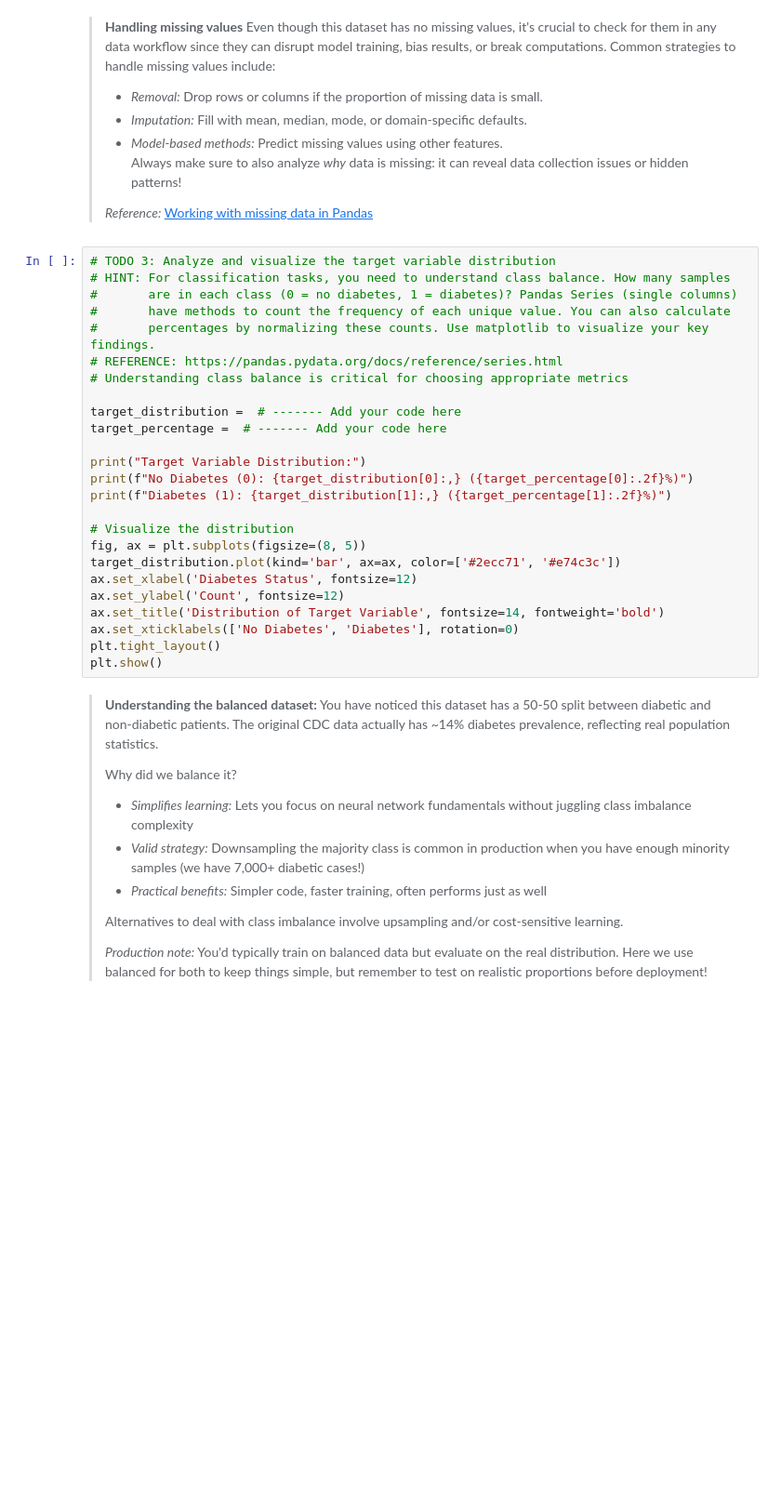
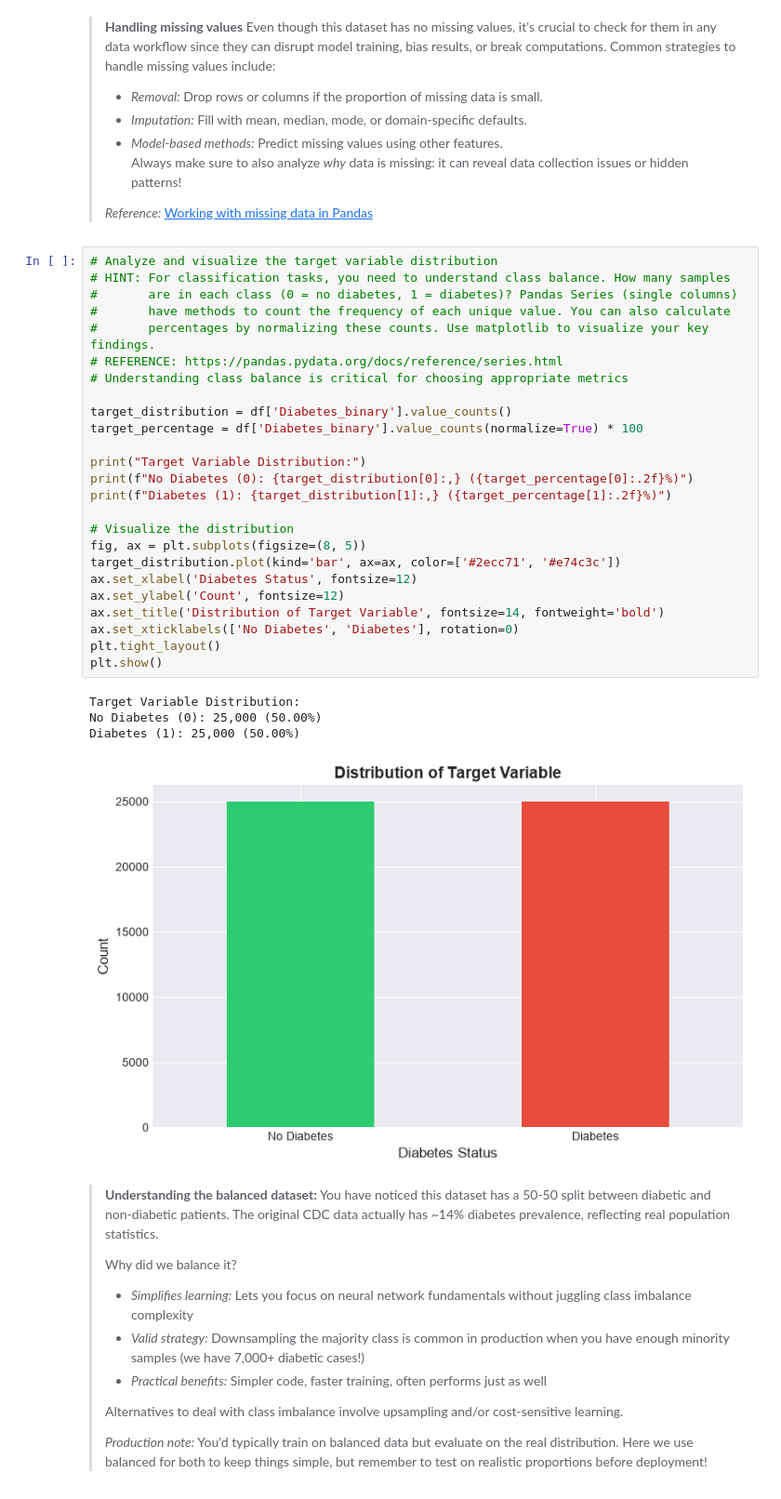
Before and after one commit to EduardoNicacio/Udacity_Deep_Learning_P1_Diabetes_Risk_Prediction_with_PyTorch, a Jupyter notebook: starter-kit/diabetes_prediction_mlp.ipynb, the cells around one changed output. Shown at 93% size. Saved outputs shown, nothing was run; the diff lists cells and outputs as text; blank space fills up the shorter version.

```diff
--- a/starter-kit/diabetes_prediction_mlp.ipynb
+++ b/starter-kit/diabetes_prediction_mlp.ipynb
@@ -173,30 +229,35 @@ print(f"\nTotal missing values: {missing_values.sum()}")
 >
 > *Reference:* [ Working with missing data in Pandas](https://pandas.pydata.org/docs/user_guide/missing_data.html)
 # %%
-# TODO 3: Analyze and visualize the target variable distribution
+# Analyze and visualize the target variable distribution
 # HINT: For classification tasks, you need to understand class balance. How many samples
 #       are in each class (0 = no diabetes, 1 = diabetes)? Pandas Series (single columns)
 #       have methods to count the frequency of each unique value. You can also calculate
 #       percentages by normalizing these counts. Use matplotlib to visualize your key findings.
 # REFERENCE: https://pandas.pydata.org/docs/reference/series.html
 # Understanding class balance is critical for choosing appropriate metrics
 
-target_distribution =  # ------- Add your code here
-target_percentage =  # ------- Add your code here
+target_distribution = df['Diabetes_binary'].value_counts()
+target_percentage = df['Diabetes_binary'].value_counts(normalize=True) * 100
 
 print("Target Variable Distribution:")
 print(f"No Diabetes (0): {target_distribution[0]:,} ({target_percentage[0]:.2f}%)")
 print(f"Diabetes (1): {target_distribution[1]:,} ({target_percentage[1]:.2f}%)")
 
 # Visualize the distribution
 fig, ax = plt.subplots(figsize=(8, 5))
 target_distribution.plot(kind='bar', ax=ax, color=['#2ecc71', '#e74c3c'])
 ax.set_xlabel('Diabetes Status', fontsize=12)
 ax.set_ylabel('Count', fontsize=12)
 ax.set_title('Distribution of Target Variable', fontsize=14, fontweight='bold')
 ax.set_xticklabels(['No Diabetes', 'Diabetes'], rotation=0)
 plt.tight_layout()
 plt.show()
+# %% [output]
+Target Variable Distribution:
+No Diabetes (0): 25,000 (50.00%)
+Diabetes (1): 25,000 (50.00%)
+[figure, added]
 # %% [markdown]
 > **Understanding the balanced dataset:** You have noticed this dataset has a 50-50 split between diabetic and non-diabetic patients. The original CDC data actually has ~14% diabetes prevalence, reflecting real population statistics.
 >
```
Also changed, not shown: parts of 39 cells of this notebook, 1 other file.
